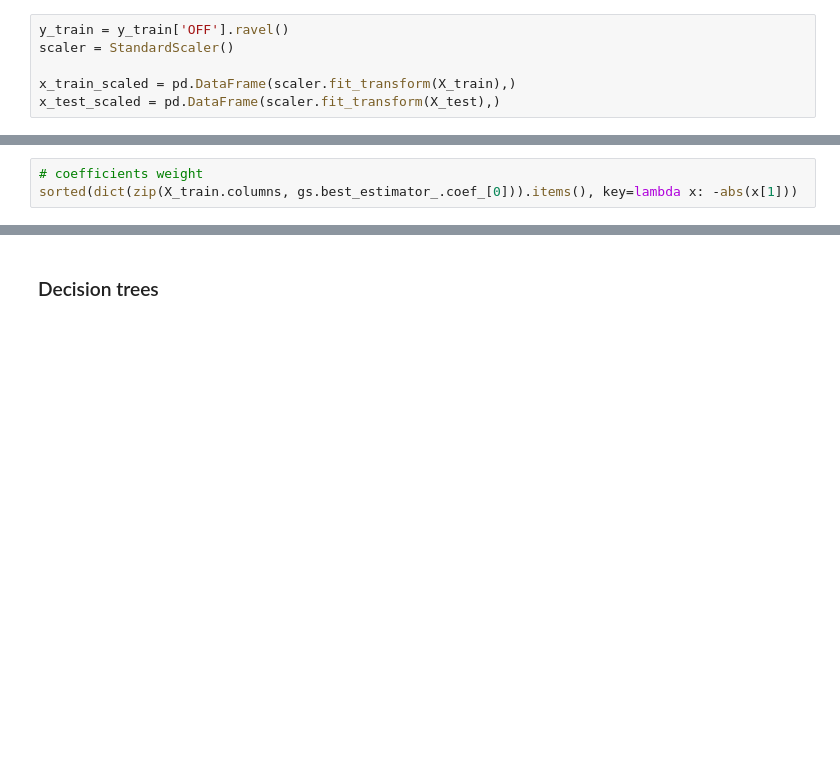
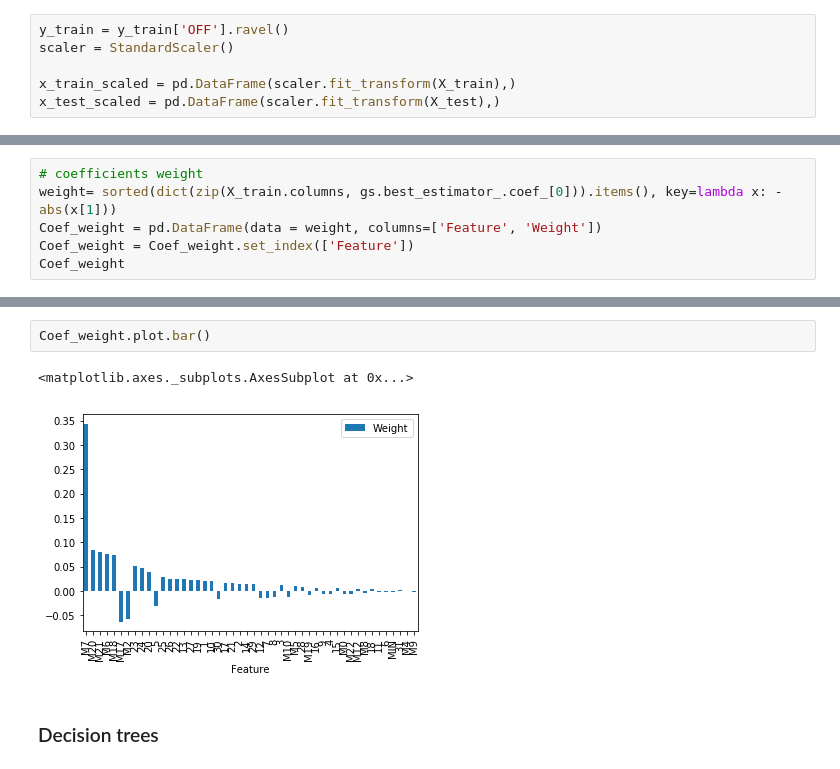
Before and after one commit to shkabarashka/python, a Jupyter notebook: RTK.ipynb, the cells around one changed output, grey strips where cells are left out. Drawn from its saved outputs; the diff is of its cells as text; blank space fills up the shorter version.

```diff
--- a/RTK.ipynb
+++ b/RTK.ipynb
@@ -611,5 +649,8 @@ LogisticRegression(C=0.001, class_weight=None, dual=False, fit_intercept=True,
           verbose=0, warm_start=False)
 # %%
 # coefficients weight
-sorted(dict(zip(X_train.columns, gs.best_estimator_.coef_[0])).items(), key=lambda x: -abs(x[1]))
+weight= sorted(dict(zip(X_train.columns, gs.best_estimator_.coef_[0])).items(), key=lambda x: -abs(x[1]))
+Coef_weight = pd.DataFrame(data = weight, columns=['Feature', 'Weight'])
+Coef_weight = Coef_weight.set_index(['Feature'])
+Coef_weight
 # %% [output]
@@ -633,3 +675,8 @@ sorted(dict(zip(X_train.columns, gs.best_estimator_.coef_[0])).items(), key=lamb
+# %%
+Coef_weight.plot.bar()
+# %% [output]
+<matplotlib.axes._subplots.AxesSubplot at 0x...>
+[figure, added]
 # %% [markdown]
 ### Decision trees
 # %%
```
Also changed, not shown: parts of 7 cells of this notebook, 6 other files.
